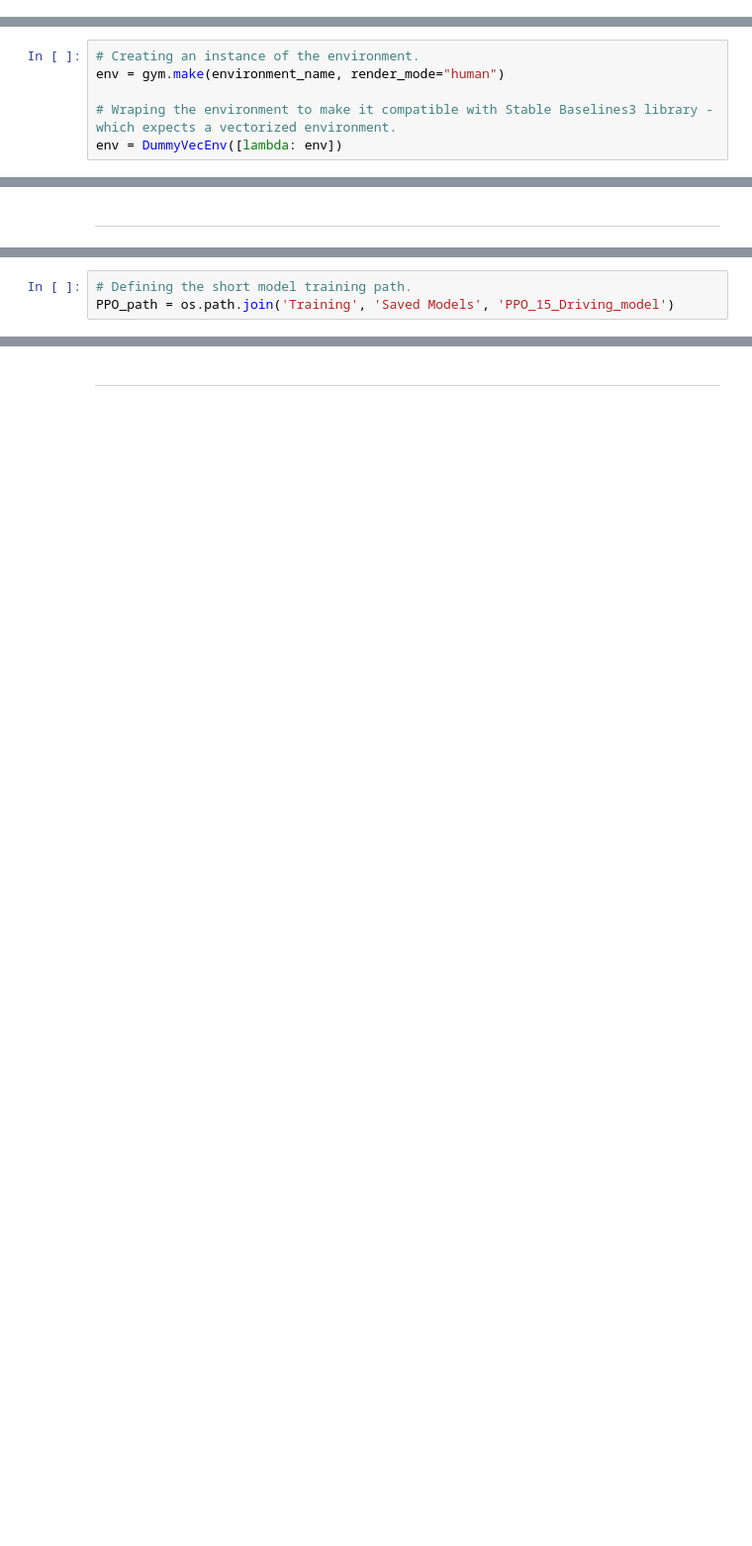
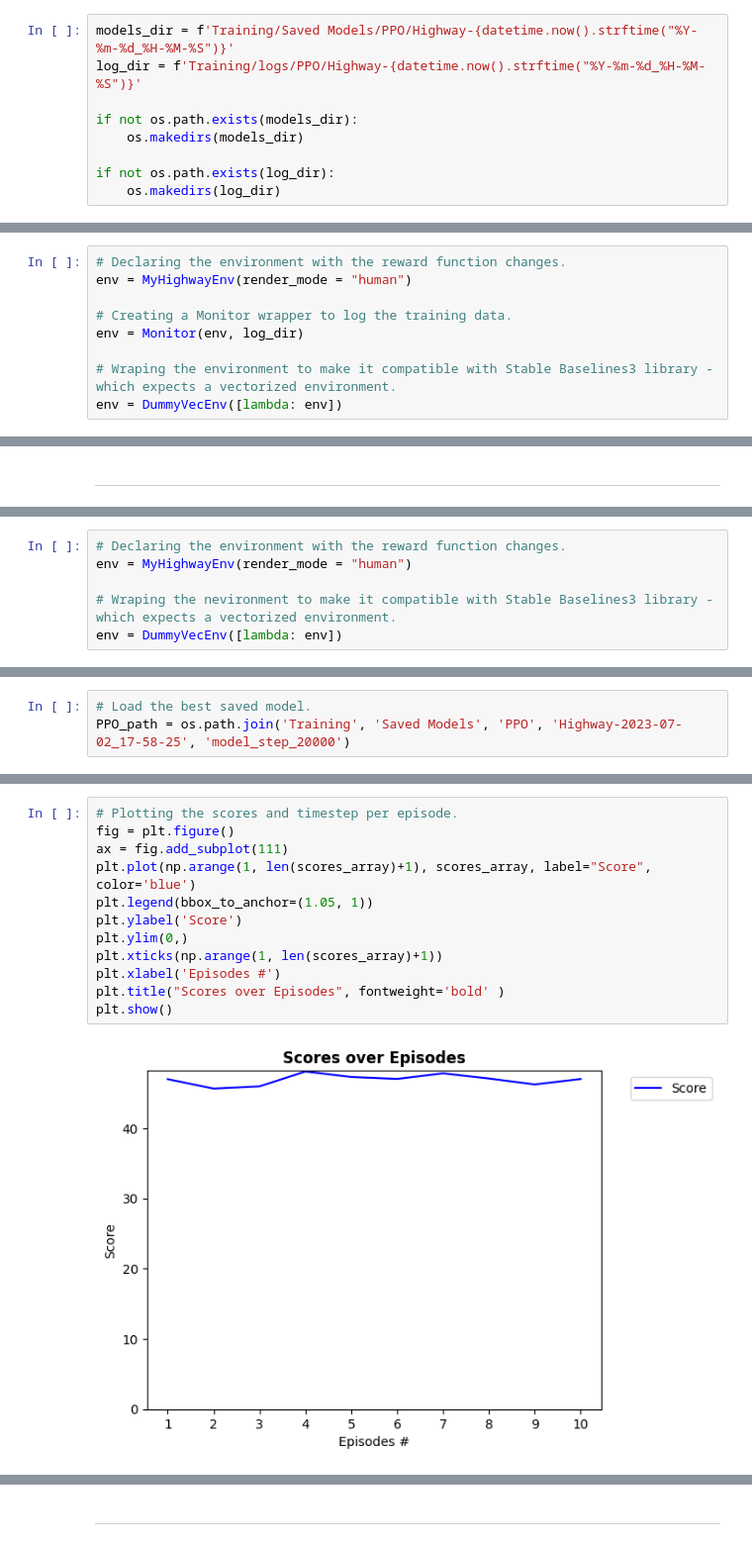
Before and after one commit to joaoaapinho/Highway-Reinforcement-Learning-Simulator, a Jupyter notebook: emergency_response_driving_challenge_notebook_v0.ipynb, the cells around one changed output, grey strips where cells are left out. Shown: that part at 99% size. Drawn from its saved outputs; the diff is of its cells as text; blank space fills up the shorter version.

```diff
--- a/emergency_response_driving_challenge_notebook_v0.ipynb
+++ b/emergency_response_driving_challenge_notebook_v0.ipynb
@@ -246,10 +578,22 @@ Set up the Agent & Policy using Stable Baselines3 - a famous high-level Python l
+# %%
+models_dir = f'Training/Saved Models/PPO/Highway-{datetime.now().strftime("%Y-%m-%d_%H-%M-%S")}'
+log_dir = f'Training/logs/PPO/Highway-{datetime.now().strftime("%Y-%m-%d_%H-%M-%S")}'
+
+if not os.path.exists(models_dir):
+    os.makedirs(models_dir)
+
+if not os.path.exists(log_dir):
+    os.makedirs(log_dir)
 # %% [markdown]
 ### **• Create an Environment Instance and Wrap it:**
 
 Creating a new environment instance and wrapping it with the DummyVecEnc class from Stable Baselines3. This will turn the environment into a vectorized environment that allows for multiples copies to be run in parallel.
 # %%
-# Creating an instance of the environment.
-env = gym.make(environment_name, render_mode="human")
+# Declaring the environment with the reward function changes.
+env = MyHighwayEnv(render_mode = "human")
+
+# Creating a Monitor wrapper to log the training data.
+env = Monitor(env, log_dir)
 
 # Wraping the environment to make it compatible with Stable Baselines3 library - which expects a vectorized environment.
 env = DummyVecEnv([lambda: env])
@@ -327,0 +803,6 @@ Initially train the model for a small number of steps to see how it works.
+# %%
+# Declaring the environment with the reward function changes.
+env = MyHighwayEnv(render_mode = "human")
+
+# Wraping the nevironment to make it compatible with Stable Baselines3 library - which expects a vectorized environment.
+env = DummyVecEnv([lambda: env])
@@ -328,3 +815,3 @@ Initially train the model for a small number of steps to see how it works.
 # %%
-# Defining the short model training path.
-PPO_path = os.path.join('Training', 'Saved Models', 'PPO_15_Driving_model')
+# Load the best saved model.
+PPO_path = os.path.join('Training', 'Saved Models', 'PPO', 'Highway-2023-07-02_17-58-25', 'model_step_20000')
@@ -351,0 +912,14 @@ evaluate_policy(model, env, n_eval_episodes=1)
+# %%
+# Plotting the scores and timestep per episode.
+fig = plt.figure()
+ax = fig.add_subplot(111)
+plt.plot(np.arange(1, len(scores_array)+1), scores_array, label="Score", color='blue')
+plt.legend(bbox_to_anchor=(1.05, 1))
+plt.ylabel('Score')
+plt.ylim(0,)
+plt.xticks(np.arange(1, len(scores_array)+1))
+plt.xlabel('Episodes #')
+plt.title("Scores over Episodes", fontweight='bold' )
+plt.show()
+# %% [output]
+[figure, added]
```
Also changed, not shown: parts of 130 cells of this notebook, 36 other files.
